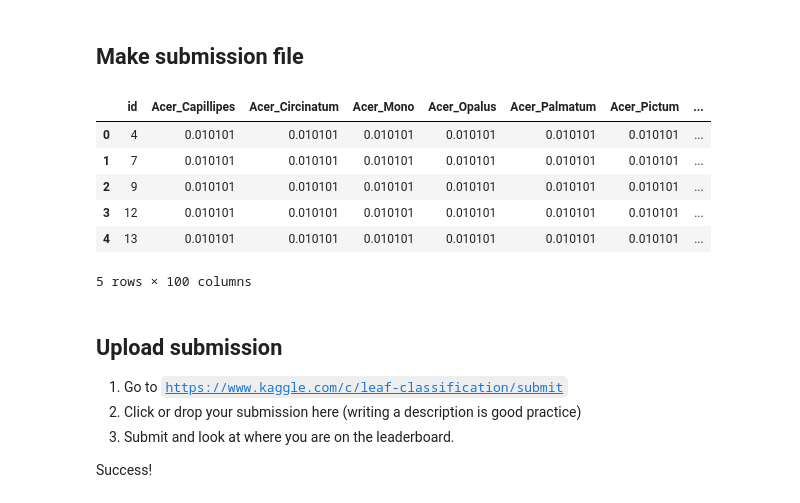
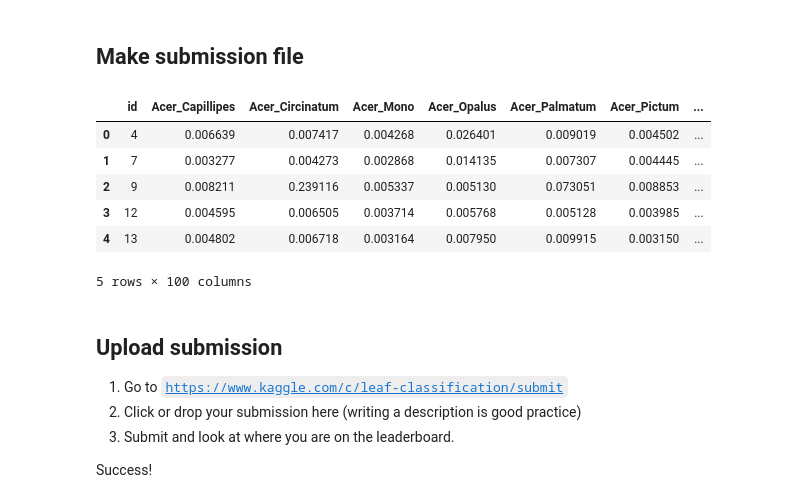
Before and after one commit to jalkestrup/dtu-deep-learning, a Jupyter notebook: 6_Mini_Project/6.1-EXE-Kaggle-Leaf-Challenge.ipynb, the cells around one changed output. Saved outputs shown, nothing was run; the diff lists cells and outputs as text; code cells hidden in the pictures.

Commit message:
Introduced ensemble method of RNN and CNN

```diff
--- a/6_Mini_Project/6.1-EXE-Kaggle-Leaf-Challenge.ipynb
+++ b/6_Mini_Project/6.1-EXE-Kaggle-Leaf-Challenge.ipynb
@@ -900,7 +680,6 @@ class Net(nn.Module):
         self.rnn_1 = nn.GRU(input_size=64, hidden_size=gru_hidden_size, num_layers=1, batch_first=True)
         self.layer_norm = nn.LayerNorm(gru_hidden_size)  # Layer normalization
         self.l_out = Linear(in_features=features_cat_size, out_features=NUM_CLASSES, bias=False)
-        self.softmax = torch.nn.Softmax(dim=0)
         self.dropout = nn.Dropout(p=0.5)  #
 
     def forward(self, x_img, x_margin, x_shape, x_texture):
@@ -1024,12 +1141,12 @@ img_transform = T.Compose([
 # %%
 # Setup settings for training
 VALIDATION_SIZE = 0.3 # 0.1 is ~ 100 samples for validation
-max_iter = 2000
+max_iter = 5000
 log_every = 100
 eval_every = 100
 
 # Early stopping settings
-patience = 10   # Number of validations to wait for improvement
+patience = 20   # Number of validations to wait for improvement
 best_val_loss = float('inf')  # Initialize to very high value
 no_improvement_count = 0      # Counter to keep track of epochs without improvement
 
@@ -1042,11 +1159,11 @@ if use_cuda:
 
 # Initialize a fresh optimizer
 learning_rate = 0.001
-optimizer = torch.optim.Adam(net.parameters(), lr=learning_rate, weight_decay=0.01)
+optimizer = torch.optim.Adam(net.parameters(), lr=learning_rate, weight_decay=0.001)
 
 # Initialize the loss function
-#criterion = nn.CrossEntropyLoss(label_smoothing=0.1)
-criterion = nn.CrossEntropyLoss()
+criterion = nn.CrossEntropyLoss(label_smoothing=0.1)
+#criterion = nn.CrossEntropyLoss()
 
 # Clear previous training logs
 train_iter = []
@@ -1059,16 +1176,6 @@ valid_loss, valid_accs = [], []
 def get_labels(batch):
     return get_variable(Variable(torch.from_numpy(batch['ts']).long()))
 
-"""
-# Function to get input
-def get_input(batch):
-    return {
-        'x_img': get_variable(Variable(torch.from_numpy(batch['images']))),
-        'x_margin': get_variable(Variable(torch.from_numpy(batch['margins']))),
-        'x_shape': get_variable(Variable(torch.from_numpy(batch['shapes']))),
-        'x_texture': get_variable(Variable(torch.from_numpy(batch['textures'])))
-    }
-"""
 
 def get_input(batch, data_augment=True):
     if data_augment:
@@ -1146,7 +1253,7 @@ for i, batch_train in enumerate(batch_gen.gen_train()):
     batch_loss.backward()
 
     # Added gradient clip as per recommendation from lecture video
-    #torch.nn.utils.clip_grad_norm_(net.parameters(), max_norm=1.0)  # Clipping gradients by norm
+    torch.nn.utils.clip_grad_norm_(net.parameters(), max_norm=1.0)  # Clipping gradients by norm
 
 
     optimizer.step()
@@ -1284,0 +1403,5 @@ assert len(ids_test) == len(preds_test)
+# %%
+import copy
+cnn_net = copy.deepcopy(net)
+# %%
+rnn_net = copy.deepcopy(net)
@@ -1289,22 +1463,22 @@ git_path = 'dtu-deep-learning/6_Mini_Project/submissions/'
 # %%
 preds_df = pd.DataFrame(preds_test, columns=data.le.classes_)
 ids_test_df = pd.DataFrame(ids_test, columns=["id"])
 submission = pd.concat([ids_test_df, preds_df], axis=1)
 #Get datetime to add unique name to submission file, dont include seconds
 from datetime import datetime
 now = datetime.now()
 dt_string = now.strftime("%d-%m-%Y_%H-%M")
-submission.to_csv(git_path+dt_string+'_CNN_submission.csv', index=False)
+submission.to_csv(git_path+dt_string+'_ensemble_submission.csv', index=False)
 
 # below prints the submission, can be removed and replaced with code block below
 submission.head(5)
 # %% [output]
 |  | id | Acer_Capillipes | Acer_Circinatum | Acer_Mono | Acer_Opalus | Acer_Palmatum | Acer_Pictum | ... |
-| 0 | 4 | 0.010101 | 0.010101 | 0.010101 | 0.010101 | 0.010101 | 0.010101 | ... |
-| 1 | 7 | 0.010101 | 0.010101 | 0.010101 | 0.010101 | 0.010101 | 0.010101 | ... |
-| 2 | 9 | 0.010101 | 0.010101 | 0.010101 | 0.010101 | 0.010101 | 0.010101 | ... |
-| 3 | 12 | 0.010101 | 0.010101 | 0.010101 | 0.010101 | 0.010101 | 0.010101 | ... |
-| 4 | 13 | 0.010101 | 0.010101 | 0.010101 | 0.010101 | 0.010101 | 0.010101 | ... |
+| 0 | 4 | 0.006639 | 0.007417 | 0.004268 | 0.026401 | 0.009019 | 0.004502 | ... |
+| 1 | 7 | 0.003277 | 0.004273 | 0.002868 | 0.014135 | 0.007307 | 0.004445 | ... |
+| 2 | 9 | 0.008211 | 0.239116 | 0.005337 | 0.005130 | 0.073051 | 0.008853 | ... |
+| 3 | 12 | 0.004595 | 0.006505 | 0.003714 | 0.005768 | 0.005128 | 0.003985 | ... |
+| 4 | 13 | 0.004802 | 0.006718 | 0.003164 | 0.007950 | 0.009915 | 0.003150 | ... |
 5 rows × 100 columns
 # %% [markdown]
 ## Upload submission
```
Also changed, not shown: parts of 29 cells of this notebook, 2 other files.
